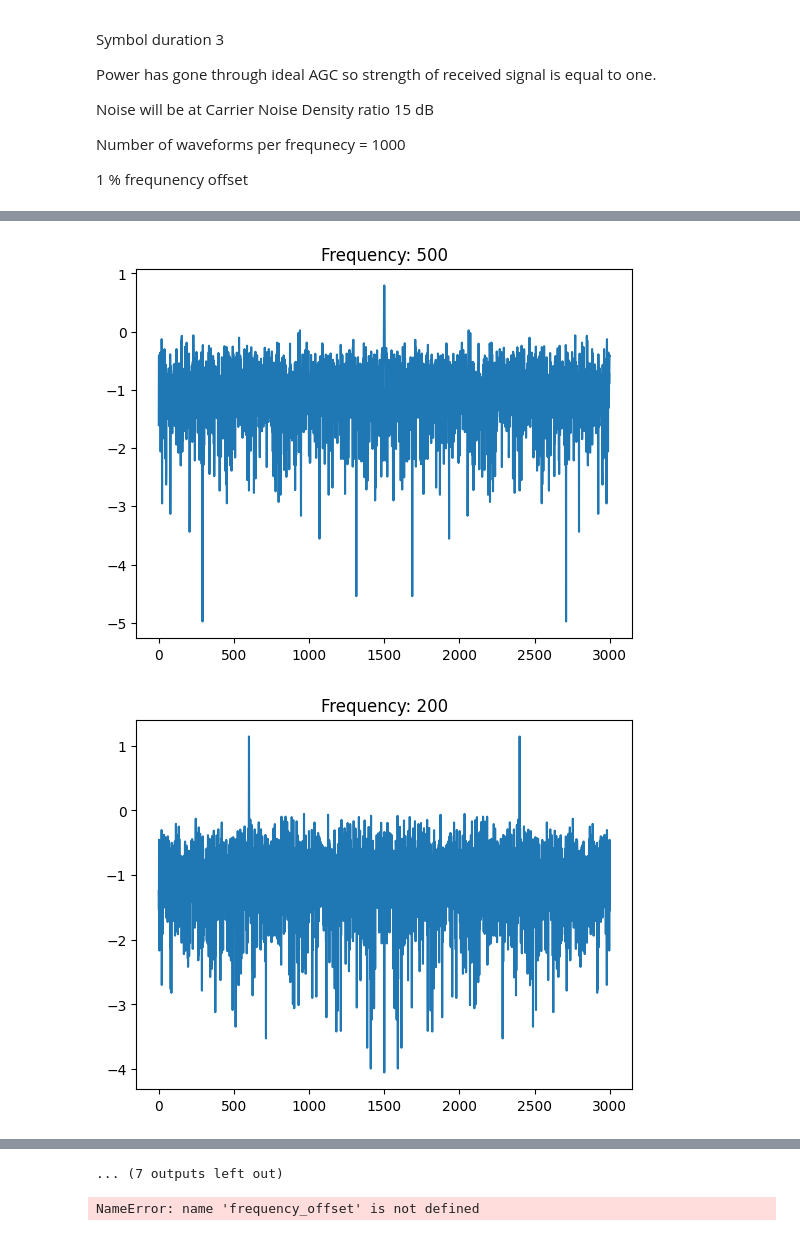
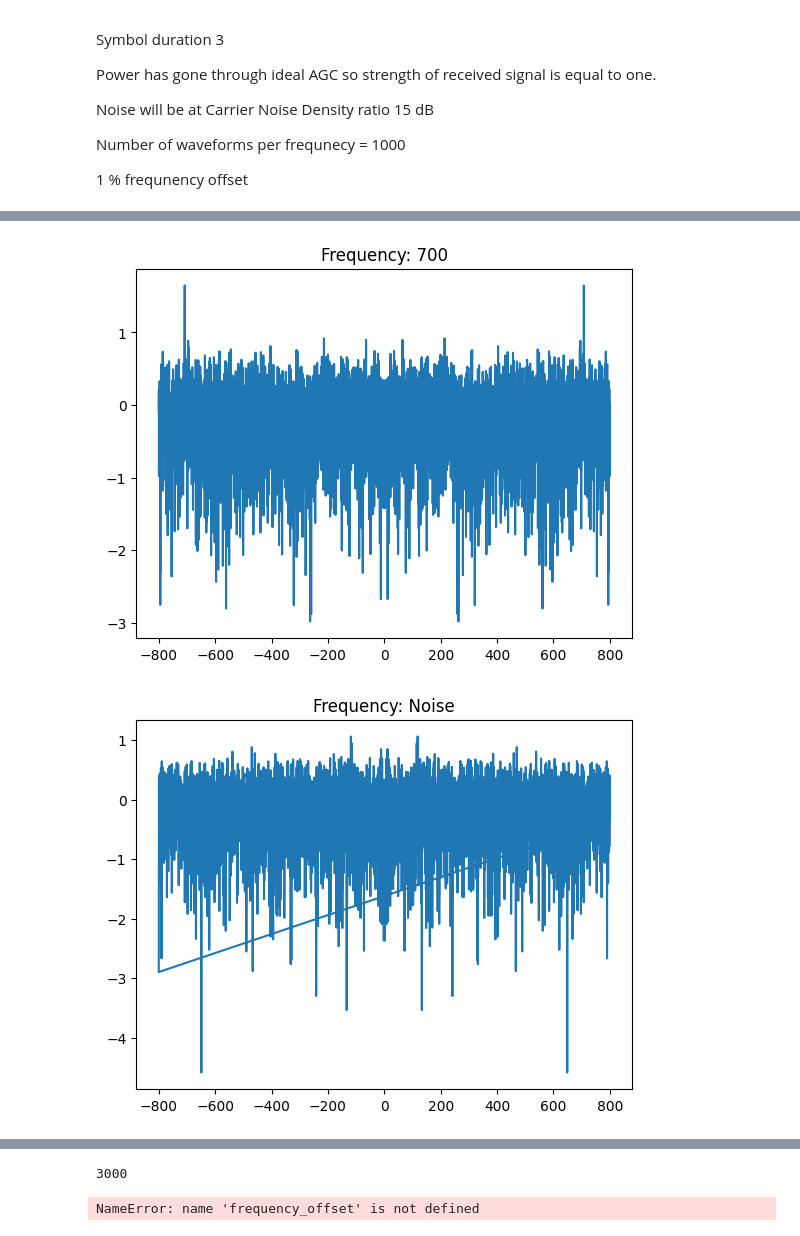
Before and after one commit to AppelEater/jax_machinelearning, a Jupyter notebook: dataset_generator_8mfsk_CNO.ipynb, the cells around one changed output, grey strips where cells are left out. Saved outputs shown, nothing was run; the diff lists cells and outputs as text; code cells hidden in the pictures.

```diff
--- a/dataset_generator_8mfsk_CNO.ipynb
+++ b/dataset_generator_8mfsk_CNO.ipynb
@@ -77,11 +94,11 @@ plt.plot(mean_power)
 # %%
-# # Verify 100 random waveforms from the dataset by doing fft plot
+# Verify 100 random waveforms from the dataset by doing fft plot
 
-# for i in range(100):
-#     k = np.random.choice(len(waveforms_with_noise))
-#     plt.figure()
-#     plt.plot(jnp.log10(jnp.abs(jnp.fft.fft(waveforms_with_noise[k][0]))[:10000]**2/20000))
-#     plt.title(f'Frequency: {frequnecies[waveforms_with_noise[k][1]] if waveforms_with_noise[k][1]!= 8 else "Noise"}')
-#     plt.show()
-#     plt.close()
+for i in range(10):
+    k = np.random.choice(len(waveforms))
+    plt.figure()
+    plt.plot(np.fft.fftfreq(len(waveforms[0][0]), 1/sampling_rate),jnp.log10(jnp.abs(jnp.fft.fft(waveforms[k][0]))**2/len(waveforms[0][0])))
+    plt.title(f'Frequency: {frequnecies[waveforms[k][1]] if waveforms[k][1]!= 8 else "Noise"}')
+    plt.show()
+    plt.close()
 # %% [output]
@@ -94,2 +111,2 @@ plt.plot(mean_power)
-[figure, old version]
+[figure, new version]
-[figure, old version]
+[figure, new version]
@@ -100,4 +115,7 @@ plt.plot(mean_power)
-... (7 outputs left out)
+# %%
+len(waveforms[0][0])
+# %% [output]
+3000
 # %%
 from scipy.signal import welch
 
```
Also changed, not shown: parts of 3 cells of this notebook, 37 other files.
